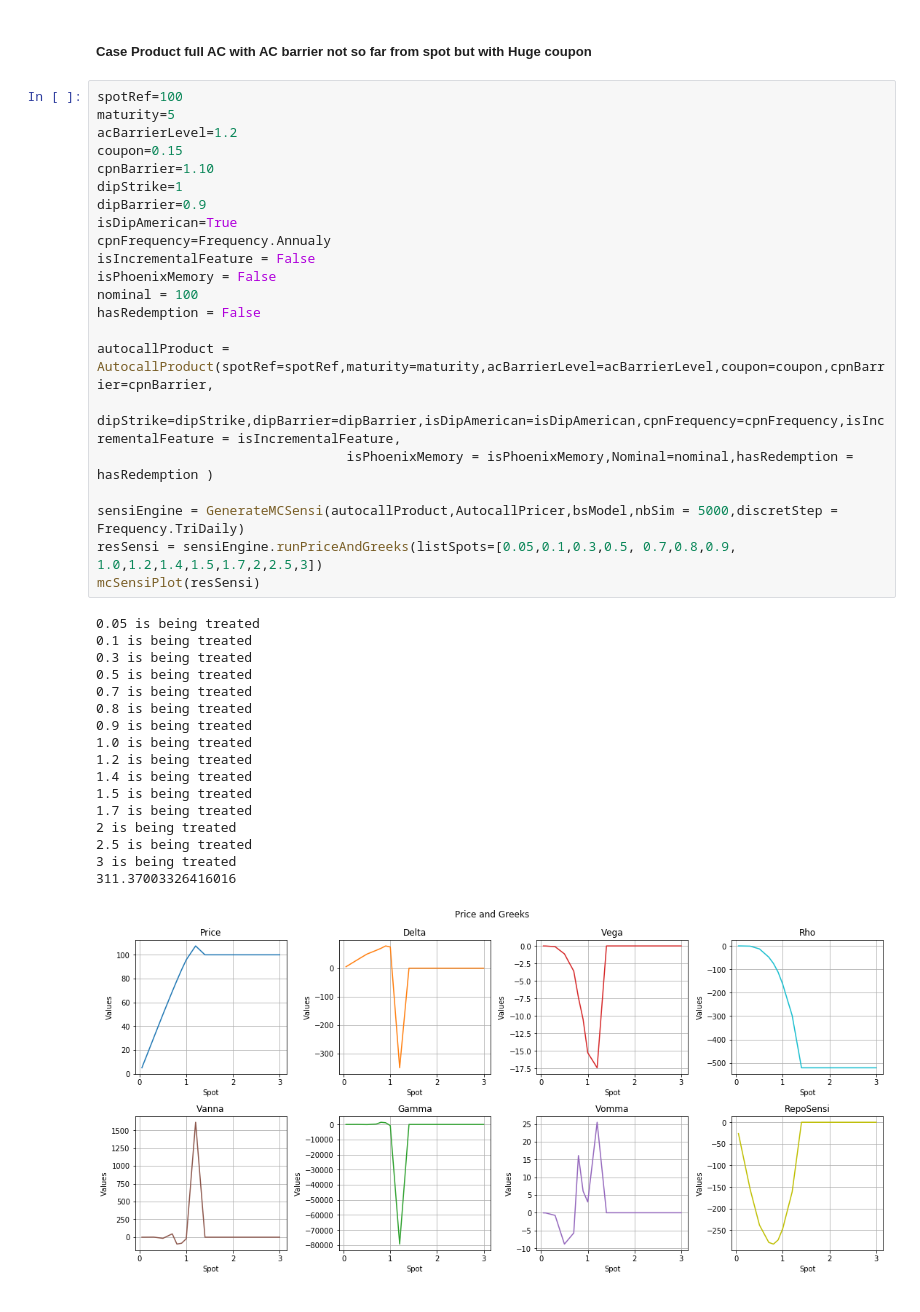
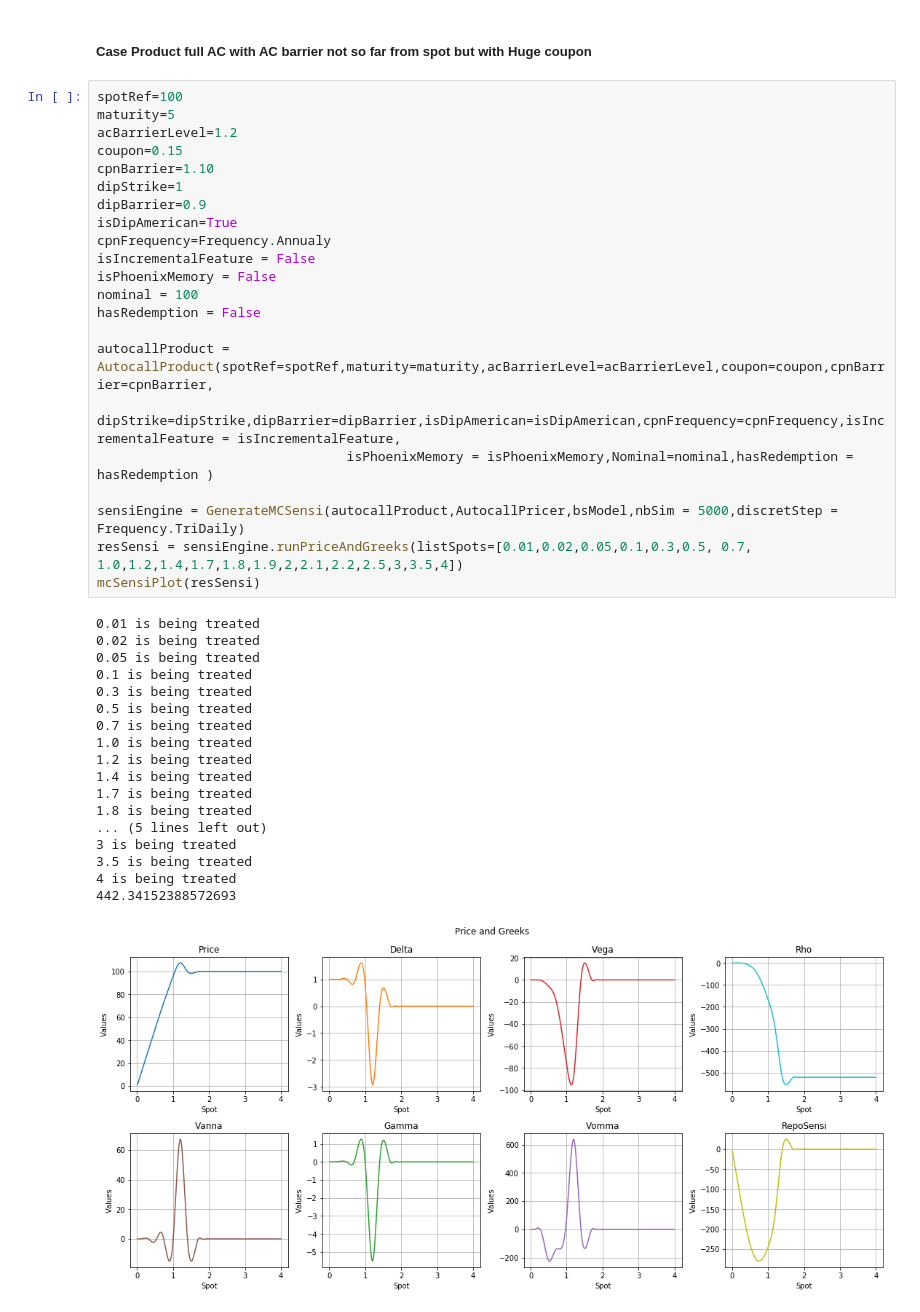
Before and after one commit to MixanyAngel/FinanceMay, a Jupyter notebook: AutocallPricing.ipynb, the cells around one changed output. Saved outputs shown, nothing was run; the diff lists cells and outputs as text.

```diff
--- a/AutocallPricing.ipynb
+++ b/AutocallPricing.ipynb
@@ -249,38 +258,39 @@ spotRef=100
 maturity=5
 acBarrierLevel=1.2
 coupon=0.15
 cpnBarrier=1.10
 dipStrike=1
 dipBarrier=0.9
 isDipAmerican=True
 cpnFrequency=Frequency.Annualy
 isIncrementalFeature = False
 isPhoenixMemory = False
 nominal = 100
 hasRedemption = False
 
 autocallProduct = AutocallProduct(spotRef=spotRef,maturity=maturity,acBarrierLevel=acBarrierLevel,coupon=coupon,cpnBarrier=cpnBarrier,
                                   dipStrike=dipStrike,dipBarrier=dipBarrier,isDipAmerican=isDipAmerican,cpnFrequency=cpnFrequency,isIncrementalFeature = isIncrementalFeature,
                                 isPhoenixMemory = isPhoenixMemory,Nominal=nominal,hasRedemption = hasRedemption )
 
 sensiEngine = GenerateMCSensi(autocallProduct,AutocallPricer,bsModel,nbSim = 5000,discretStep = Frequency.TriDaily)
-resSensi = sensiEngine.runPriceAndGreeks(listSpots=[0.05,0.1,0.3,0.5, 0.7,0.8,0.9, 1.0,1.2,1.4,1.5,1.7,2,2.5,3])
+resSensi = sensiEngine.runPriceAndGreeks(listSpots=[0.01,0.02,0.05,0.1,0.3,0.5, 0.7, 1.0,1.2,1.4,1.7,1.8,1.9,2,2.1,2.2,2.5,3,3.5,4])
 mcSensiPlot(resSensi)
 # %% [output]
+0.01 is being treated
+0.02 is being treated
 0.05 is being treated
 0.1 is being treated
 0.3 is being treated
 0.5 is being treated
 0.7 is being treated
-0.8 is being treated
-0.9 is being treated
 1.0 is being treated
 1.2 is being treated
 1.4 is being treated
-1.5 is being treated
 1.7 is being treated
-2 is being treated
-2.5 is being treated
+1.8 is being treated
+... (5 lines left out)
 3 is being treated
-311.37003326416016
+3.5 is being treated
+4 is being treated
+442.34152388572693
-[figure, old version]
+[figure, new version]
```
Also changed, not shown: parts of 12 cells of this notebook, 3 other files.
